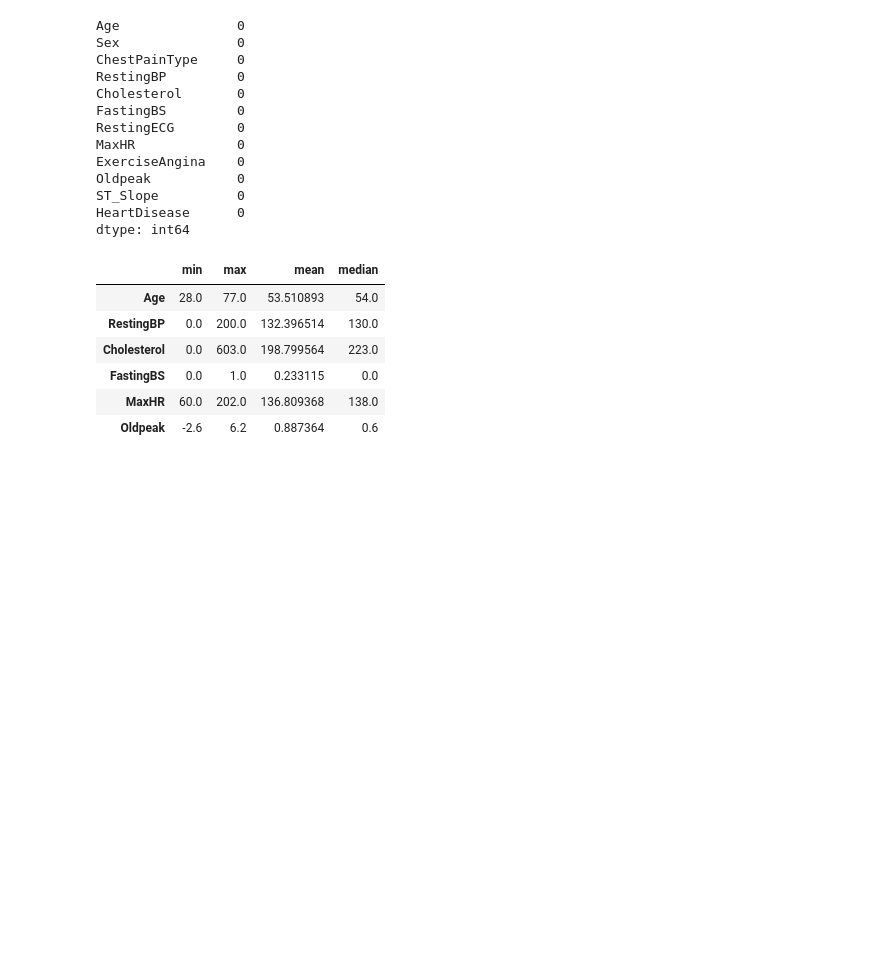
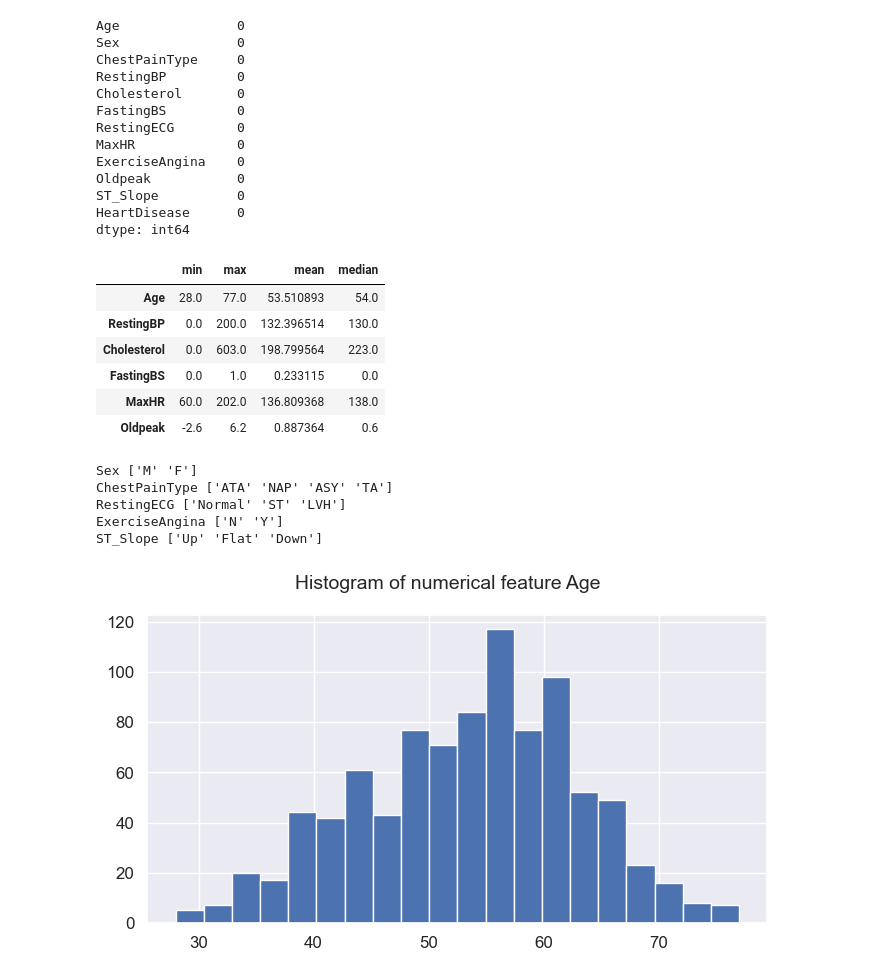
Before and after one commit to kazrkb/ml-modules, a Jupyter notebook: m-6/m-6.ipynb, the cells around one changed output. Drawn from its saved outputs; the diff is of its cells as text; code cells hidden in the pictures; blank space fills up the shorter version.

```diff
--- a/m-6/m-6.ipynb
+++ b/m-6/m-6.ipynb
@@ -111,3 +111,18 @@ df[numeric_cols].agg(['min','max','mean','median']).T
 | FastingBS | 0.0 | 1.0 | 0.233115 | 0.0 |
 | MaxHR | 60.0 | 202.0 | 136.809368 | 138.0 |
 | Oldpeak | -2.6 | 6.2 | 0.887364 | 0.6 |
+# %%
+for c in categorical_cols:
+    print(c,df[c].unique())
+# %% [output]
+Sex ['M' 'F']
+ChestPainType ['ATA' 'NAP' 'ASY' 'TA']
+RestingECG ['Normal' 'ST' 'LVH']
+ExerciseAngina ['N' 'Y']
+ST_Slope ['Up' 'Flat' 'Down']
+# %%
+df['Age'].hist(bins=20, figsize=(8,4))
+plt.suptitle('Histogram of numerical feature Age', fontsize=14)
+plt.show()
+# %% [output]
+[figure, added]
```
Also changed, not shown: parts of 5 cells of this notebook.
